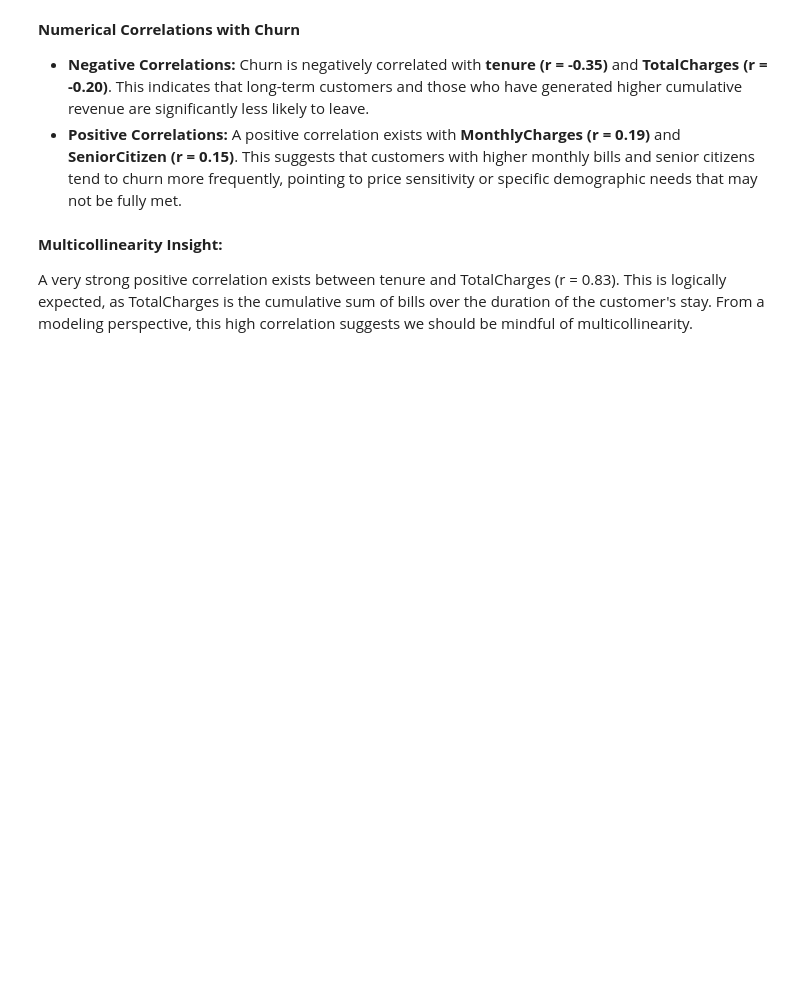
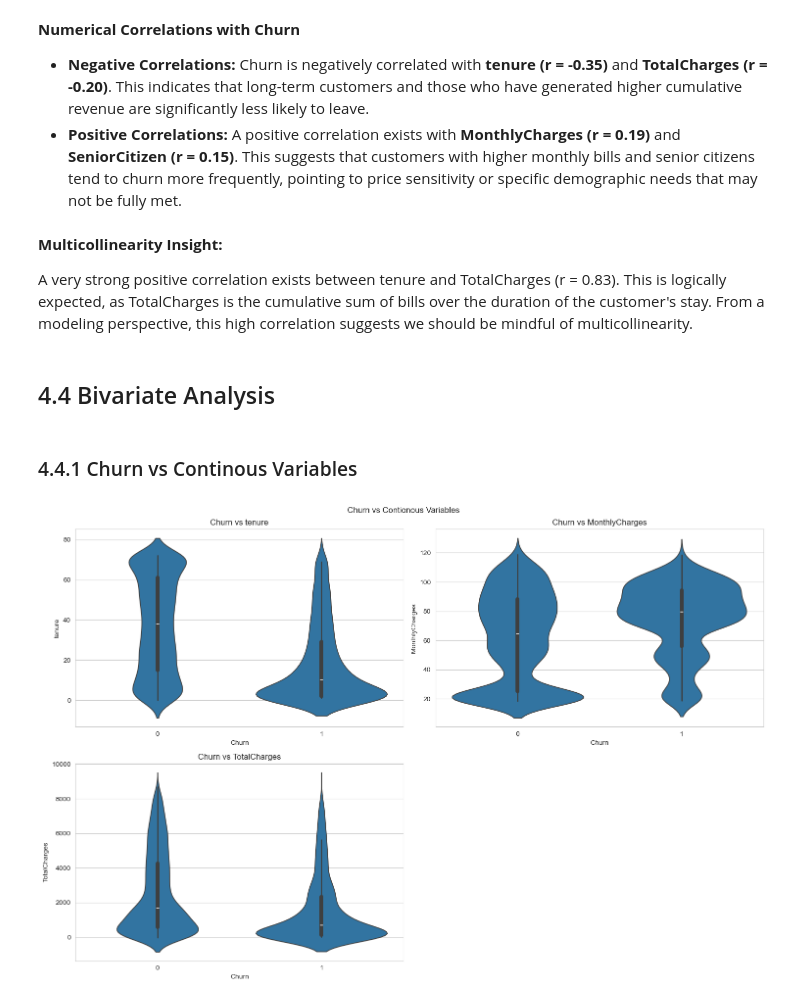
Before and after one commit to Oliwer1992/telco-customer-churn, a Jupyter notebook: 01_Data_Cleaning_and_EDA.ipynb, the cells around one changed output. Saved outputs shown, nothing was run; the diff lists cells and outputs as text; code cells hidden in the pictures; blank space fills up the shorter version.

Commit message:
Add bivariate analysis charts and summary tables for Churn

```diff
--- a/01_Data_Cleaning_and_EDA.ipynb
+++ b/01_Data_Cleaning_and_EDA.ipynb
@@ -326,3 +326,12 @@ corr_viz.heatmap()
 **Multicollinearity Insight:**
 
 A very strong positive correlation exists between tenure and TotalCharges (r = 0.83). This is logically expected, as TotalCharges is the cumulative sum of bills over the duration of the customer's stay. From a modeling perspective, this high correlation suggests we should be mindful of multicollinearity.
+# %% [markdown]
+## 4.4 Bivariate Analysis
+# %% [markdown]
+### 4.4.1 Churn vs Continous Variables
+# %%
+viz_churn_vs  = DataVisualizer(df)
+viz_churn_vs.violinplots(continous_variables, 'Churn','Churn vs Contionous Variables', 2,2)
+# %% [output]
+[figure, added]
```
Also changed, not shown: parts of 6 cells of this notebook.
